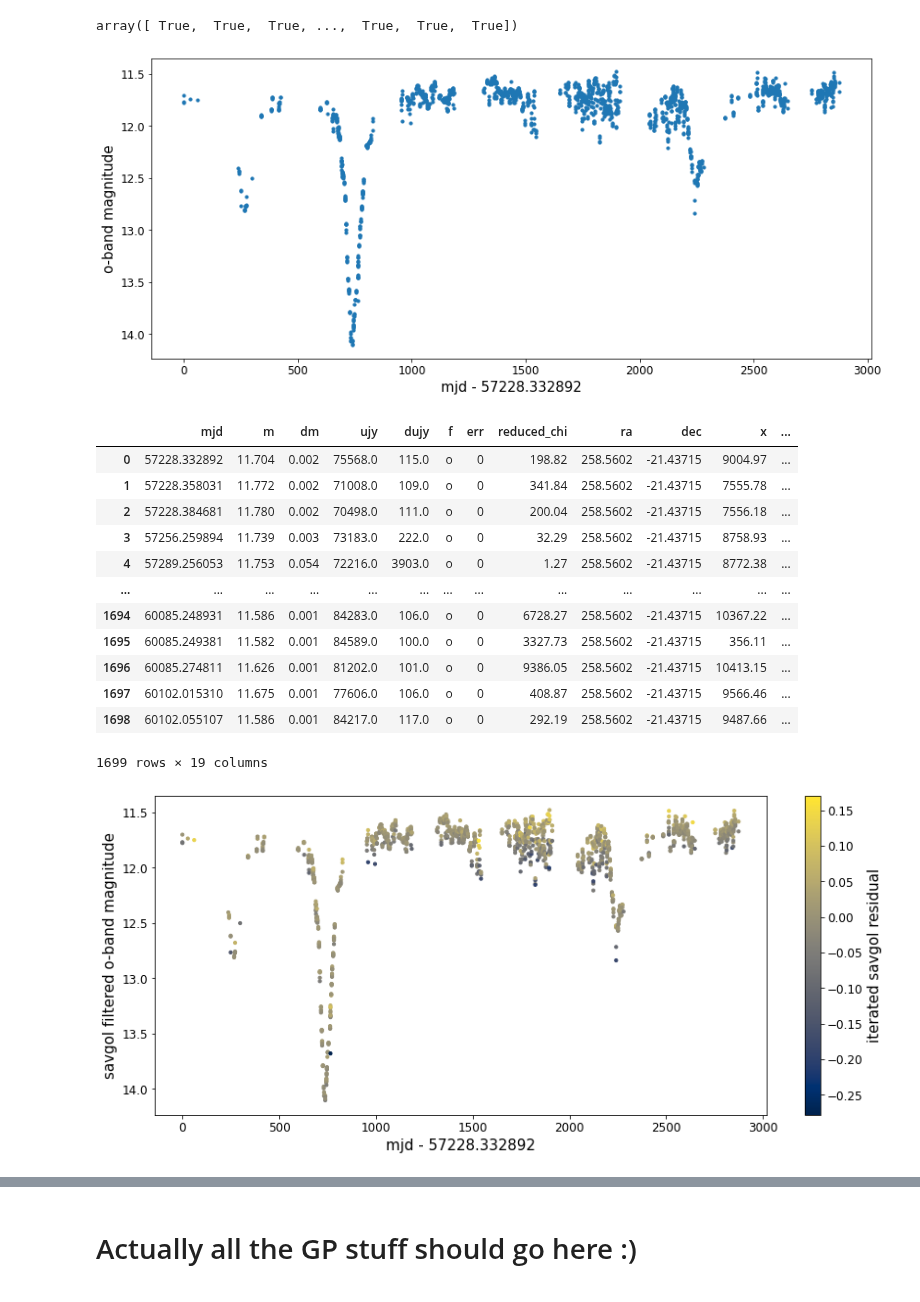
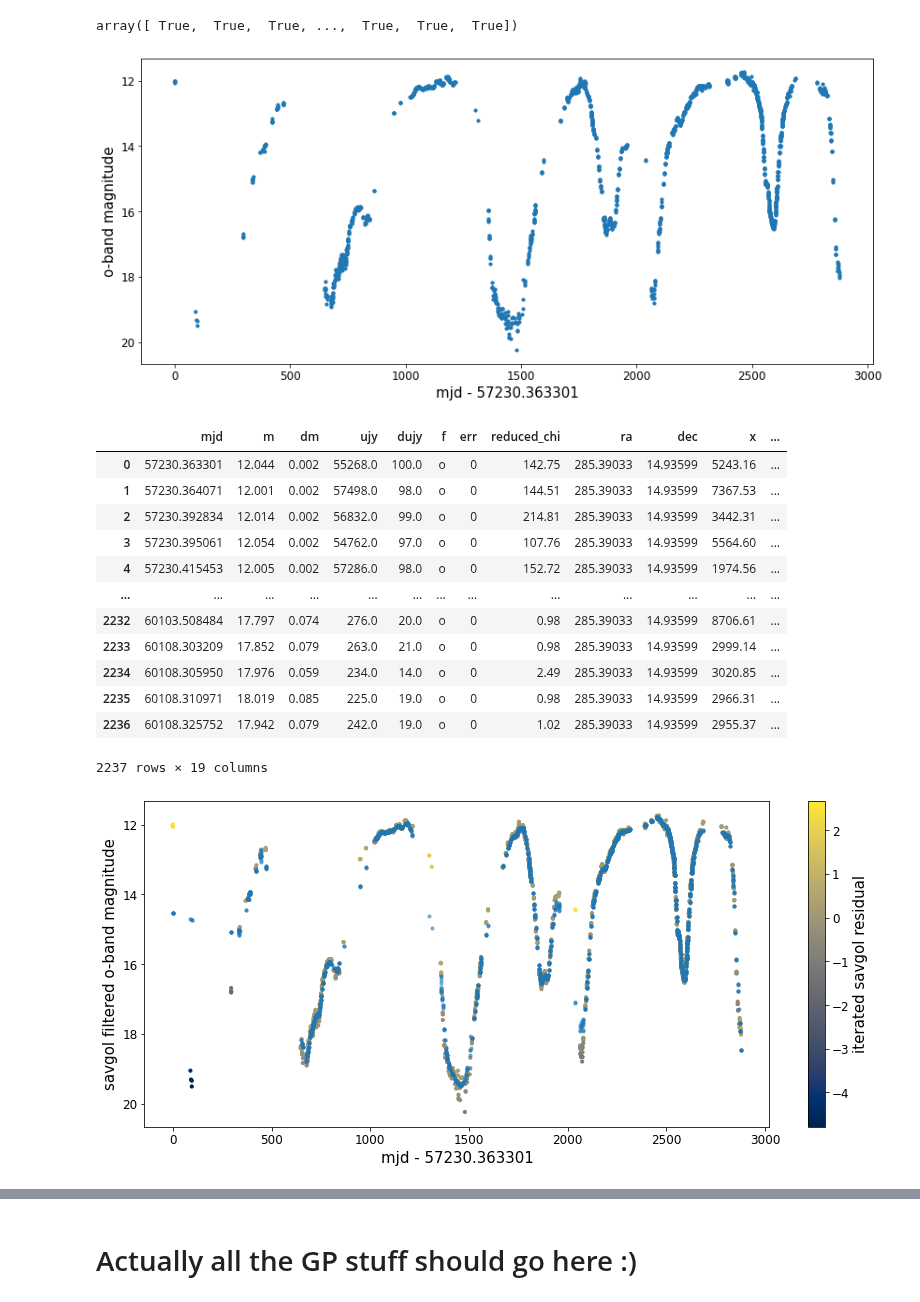
Before and after one commit to courtcraw/Notebooks, a Jupyter notebook: decline_detection.ipynb, the cells around one changed output, grey strips where cells are left out. Cells and saved outputs as stored; diff of their text form; code cells hidden in the pictures.

```diff
--- a/decline_detection.ipynb
+++ b/decline_detection.ipynb
@@ -129,8 +129,8 @@ def non_uniform_savgol(x, y, window, polynom):
 # atlas = pd.read_csv('../data/RCB_LC_FORTESTING/2023-06-15_WISEJ194218.38-203247.5_ATLAS.csv')
 # atlas = pd.read_csv('../data/RCB_LC_FORTESTING/2023-06-15_AOHer_ATLAS.csv')
 # atlas = pd.read_csv('../data/RCB_LC_FORTESTING/2023-06-19_ASAS-RCB-14_ATLAS.csv')
-atlas = pd.read_csv('../data/RCB_LC_FORTESTING/2023-06-19_ASAS-RCB-16_ATLAS.csv')
-# atlas = pd.read_csv('../data/RCB_LC_FORTESTING/2023-06-19_ASAS-RCB-19_ATLAS.csv')
+# atlas = pd.read_csv('../data/RCB_LC_FORTESTING/2023-06-19_ASAS-RCB-16_ATLAS.csv')
+atlas = pd.read_csv('../data/RCB_LC_FORTESTING/2023-06-19_ASAS-RCB-19_ATLAS.csv')
 atlas
 # %% [output]
 |  | mjd | m | dm | ujy | dujy | f | err | reduced_chi | ra | dec | x | ... |
@@ -295,7 +305,7 @@ plt.xlabel('mjd - '+str(oband['mjd'][0]))
 plt.ylabel('o-band magnitude')
 plt.show()
 # %% [output]
-[figure, old version]
+[figure, new version]
 # %%
 # median_filtered_oband = oband.iloc[mask]
 # median_filtered_oband.reset_index(drop=True,inplace=True)
@@ -306,32 +316,34 @@ savgol_filtered_oband.reset_index(drop=True,inplace=True)
 savgol_filtered_oband
 # %% [output]
 |  | mjd | m | dm | ujy | dujy | f | err | reduced_chi | ra | dec | x | ... |
-| 0 | 57228.332892 | 11.704 | 0.002 | 75568.0 | 115.0 | o | 0 | 198.82 | 258.5602 | -21.43715 | 9004.97 | ... |
-| 1 | 57228.358031 | 11.772 | 0.002 | 71008.0 | 109.0 | o | 0 | 341.84 | 258.5602 | -21.43715 | 7555.78 | ... |
-| 2 | 57228.384681 | 11.780 | 0.002 | 70498.0 | 111.0 | o | 0 | 200.04 | 258.5602 | -21.43715 | 7556.18 | ... |
-| 3 | 57256.259894 | 11.739 | 0.003 | 73183.0 | 222.0 | o | 0 | 32.29 | 258.5602 | -21.43715 | 8758.93 | ... |
-| 4 | 57289.256053 | 11.753 | 0.054 | 72216.0 | 3903.0 | o | 0 | 1.27 | 258.5602 | -21.43715 | 8772.38 | ... |
+| 0 | 57230.363301 | 12.044 | 0.002 | 55268.0 | 100.0 | o | 0 | 142.75 | 285.39033 | 14.93599 | 5243.16 | ... |
+| 1 | 57230.364071 | 12.001 | 0.002 | 57498.0 | 98.0 | o | 0 | 144.51 | 285.39033 | 14.93599 | 7367.53 | ... |
+| 2 | 57230.392834 | 12.014 | 0.002 | 56832.0 | 99.0 | o | 0 | 214.81 | 285.39033 | 14.93599 | 3442.31 | ... |
+| 3 | 57230.395061 | 12.054 | 0.002 | 54762.0 | 97.0 | o | 0 | 107.76 | 285.39033 | 14.93599 | 5564.60 | ... |
+| 4 | 57230.415453 | 12.005 | 0.002 | 57286.0 | 98.0 | o | 0 | 152.72 | 285.39033 | 14.93599 | 1974.56 | ... |
 | ... | ... | ... | ... | ... | ... | ... | ... | ... | ... | ... | ... | ... |
-| 1694 | 60085.248931 | 11.586 | 0.001 | 84283.0 | 106.0 | o | 0 | 6728.27 | 258.5602 | -21.43715 | 10367.22 | ... |
-| 1695 | 60085.249381 | 11.582 | 0.001 | 84589.0 | 100.0 | o | 0 | 3327.73 | 258.5602 | -21.43715 | 356.11 | ... |
-| 1696 | 60085.274811 | 11.626 | 0.001 | 81202.0 | 101.0 | o | 0 | 9386.05 | 258.5602 | -21.43715 | 10413.15 | ... |
-| 1697 | 60102.015310 | 11.675 | 0.001 | 77606.0 | 106.0 | o | 0 | 408.87 | 258.5602 | -21.43715 | 9566.46 | ... |
-| 1698 | 60102.055107 | 11.586 | 0.001 | 84217.0 | 117.0 | o | 0 | 292.19 | 258.5602 | -21.43715 | 9487.66 | ... |
+| 2232 | 60103.508484 | 17.797 | 0.074 | 276.0 | 20.0 | o | 0 | 0.98 | 285.39033 | 14.93599 | 8706.61 | ... |
+| 2233 | 60108.303209 | 17.852 | 0.079 | 263.0 | 21.0 | o | 0 | 0.98 | 285.39033 | 14.93599 | 2999.14 | ... |
+| 2234 | 60108.305950 | 17.976 | 0.059 | 234.0 | 14.0 | o | 0 | 2.49 | 285.39033 | 14.93599 | 3020.85 | ... |
+| 2235 | 60108.310971 | 18.019 | 0.085 | 225.0 | 19.0 | o | 0 | 0.98 | 285.39033 | 14.93599 | 2966.31 | ... |
+| 2236 | 60108.325752 | 17.942 | 0.079 | 242.0 | 19.0 | o | 0 | 1.02 | 285.39033 | 14.93599 | 2955.37 | ... |
-1699 rows × 19 columns
+2237 rows × 19 columns
 # %%
 iter_savgol_filtered = non_uniform_savgol(np.asarray(savgol_filtered_oband['mjd']-savgol_filtered_oband['mjd'][0]),
                                      np.asarray(savgol_filtered_oband['m']),
-                                   window=7, polynom=1)
+                                   window=31, polynom=1)
 # %%
 plt.figure(figsize=(14,6))
 plt.scatter(savgol_filtered_oband['mjd']-savgol_filtered_oband['mjd'][0],savgol_filtered_oband['m'],s=10,
             c=iter_savgol_filtered-savgol_filtered_oband['m'],cmap='cividis')
+plt.colorbar(label='iterated savgol residual')
+plt.scatter(savgol_filtered_oband['mjd']-savgol_filtered_oband['mjd'][0],iter_savgol_filtered,s=10,alpha=0.5)
 plt.gca().invert_yaxis()
 plt.xlabel('mjd - '+str(oband['mjd'][0]))
 plt.ylabel('savgol filtered o-band magnitude')
-plt.colorbar(label='iterated savgol residual')
+# plt.colorbar(label='iterated savgol residual')
 # plt.clim(vmax=-1)
 # plt.clim(vmin=-2)
 plt.show()
 # %% [output]
-[figure, old version]
+[figure, new version]
```
Also changed, not shown: parts of 66 cells of this notebook.
